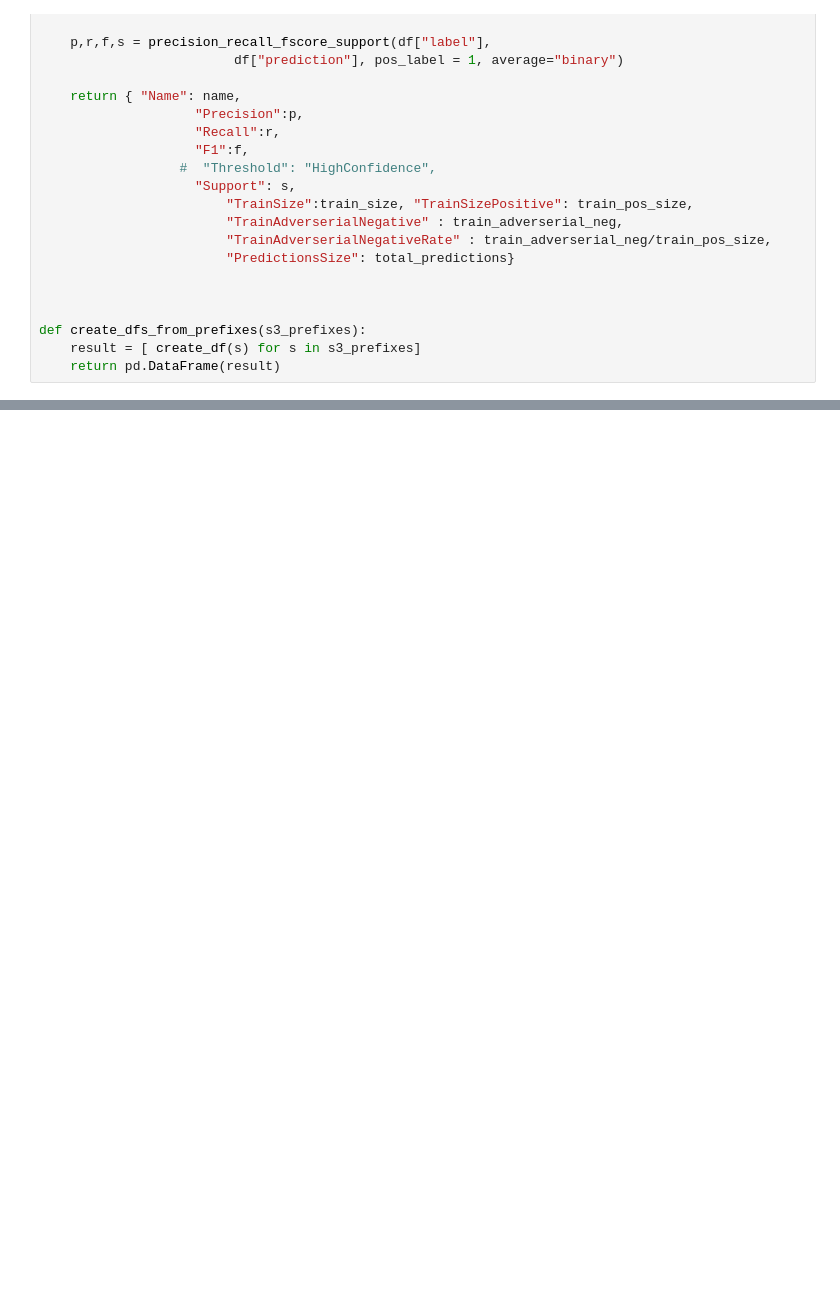
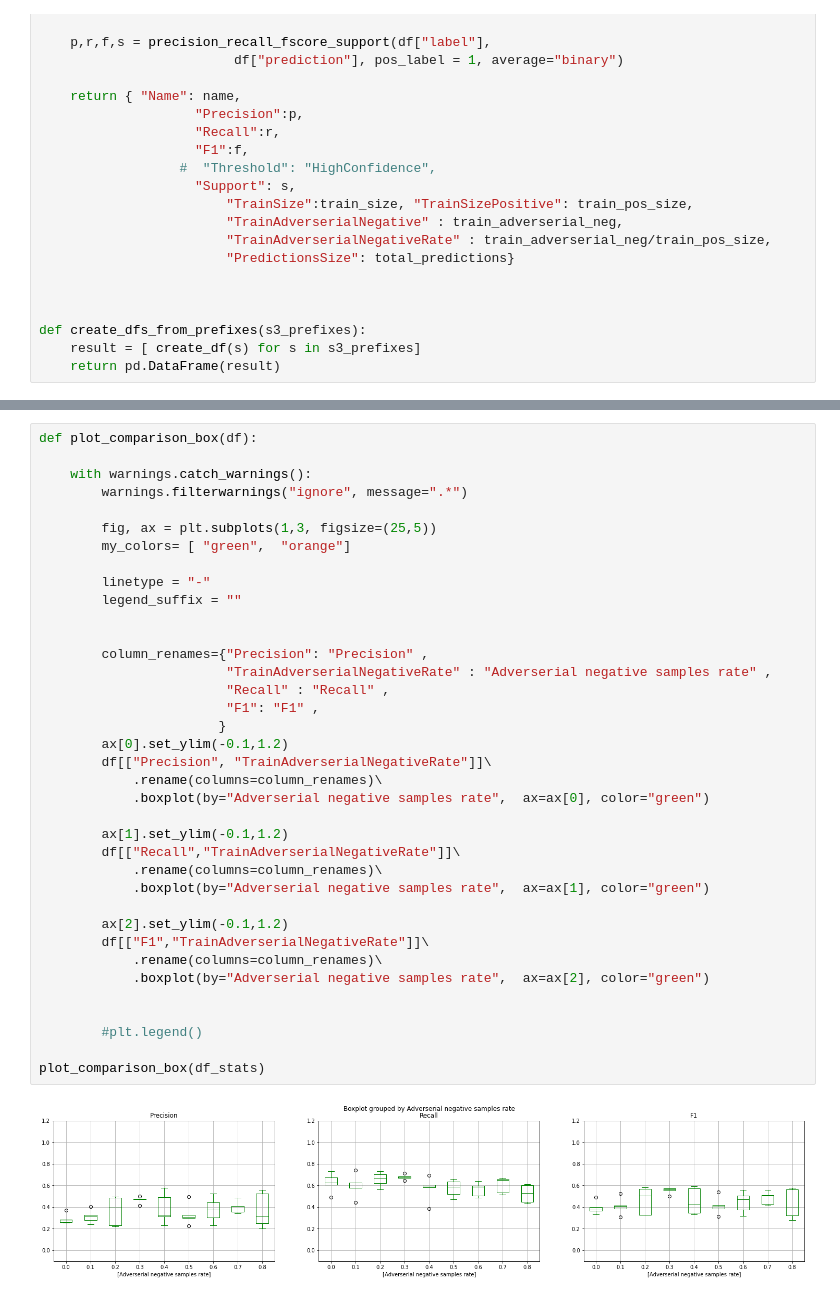
Before and after one commit to elangovana/large-scale-ptm-ppi, a Jupyter notebook: notebooks/chemprot_adverserial_prediction_analysis.ipynb, the cells around one changed output, grey strips where cells are left out. Saved outputs shown, nothing was run; the diff lists cells and outputs as text; blank space fills up the shorter version.

```diff
--- a/notebooks/chemprot_adverserial_prediction_analysis.ipynb
+++ b/notebooks/chemprot_adverserial_prediction_analysis.ipynb
@@ -136,0 +130,39 @@ df_stats
+# %%
+def plot_comparison_box(df):
+
+    with warnings.catch_warnings():
+        warnings.filterwarnings("ignore", message=".*")
+
+        fig, ax = plt.subplots(1,3, figsize=(25,5))
+        my_colors= [ "green",  "orange"]
+
+        linetype = "-"
+        legend_suffix = ""
+
+
+        column_renames={"Precision": "Precision" ,
+                        "TrainAdverserialNegativeRate" : "Adverserial negative samples rate" ,
+                        "Recall" : "Recall" ,
+                        "F1": "F1" ,
+                       }
+        ax[0].set_ylim(-0.1,1.2)
+        df[["Precision", "TrainAdverserialNegativeRate"]]\
+            .rename(columns=column_renames)\
+            .boxplot(by="Adverserial negative samples rate",  ax=ax[0], color="green")
+
+        ax[1].set_ylim(-0.1,1.2)
+        df[["Recall","TrainAdverserialNegativeRate"]]\
+            .rename(columns=column_renames)\
+            .boxplot(by="Adverserial negative samples rate",  ax=ax[1], color="green")
+
+        ax[2].set_ylim(-0.1,1.2)
+        df[["F1","TrainAdverserialNegativeRate"]]\
+            .rename(columns=column_renames)\
+            .boxplot(by="Adverserial negative samples rate",  ax=ax[2], color="green")
+
+
+        #plt.legend()
+
+plot_comparison_box(df_stats)
+# %% [output]
+[figure, added]
```
Also changed, not shown: parts of 9 cells of this notebook.
